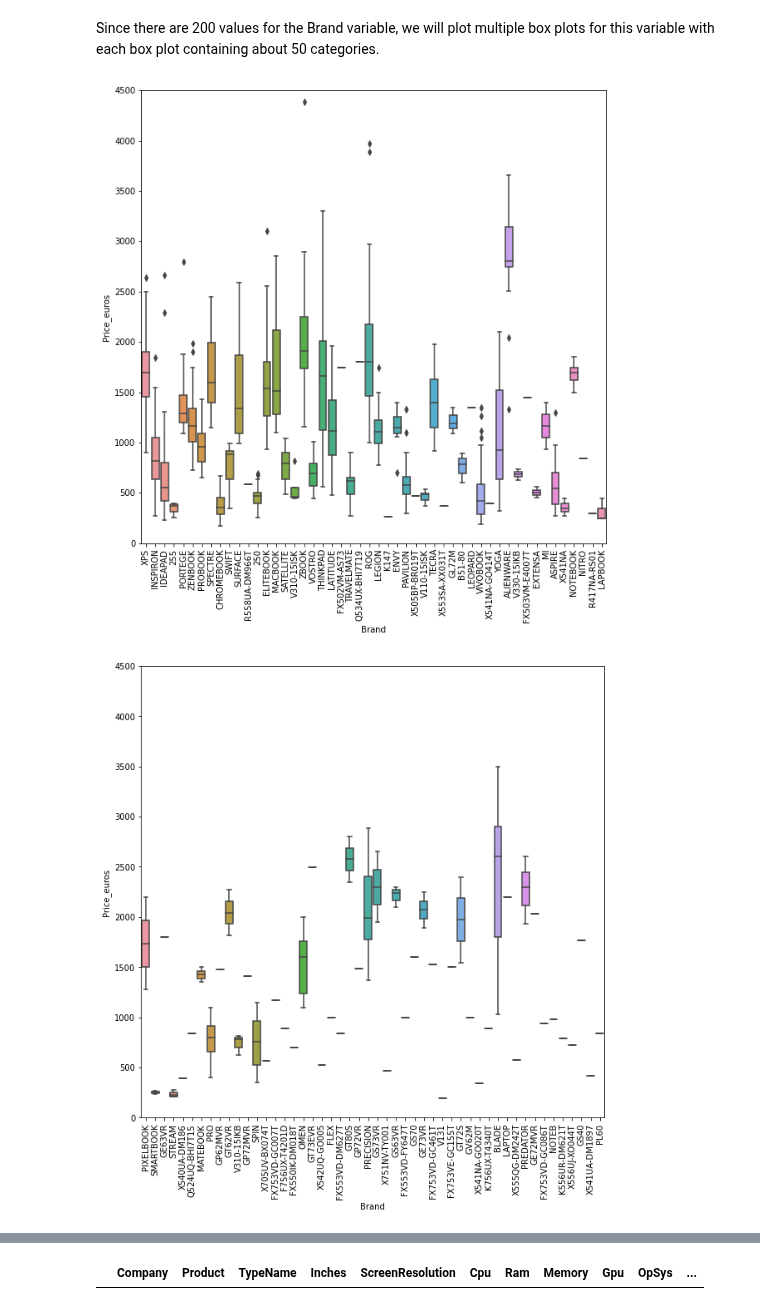
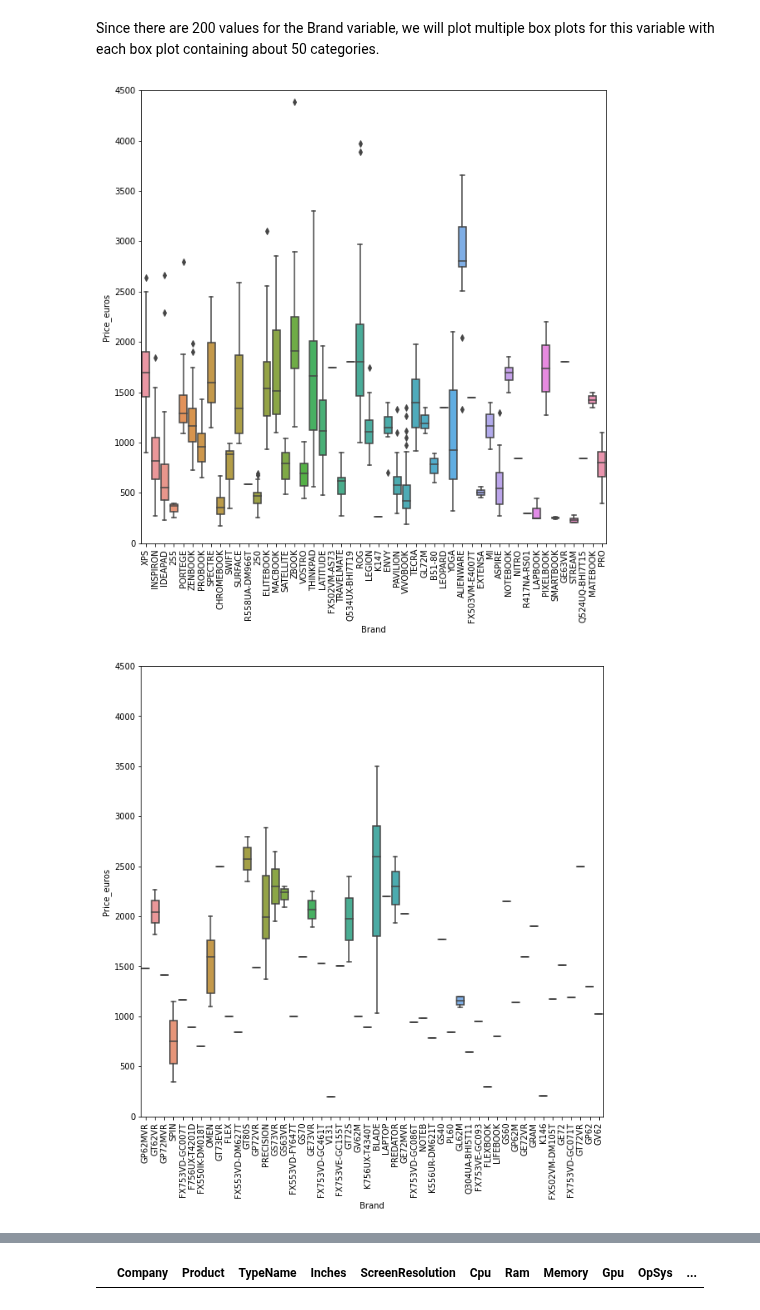
Before and after one commit to ryan-ferns/project_laptop_prices, a Jupyter notebook: laptop-prices-project.ipynb, the cells around one changed output, grey strips where cells are left out. Saved outputs shown, nothing was run; the diff lists cells and outputs as text; code cells hidden in the pictures.

Commit message:
Corrected the Data Entry errors in the Product variable until Change # 37.

```diff
--- a/laptop-prices-project.ipynb
+++ b/laptop-prices-project.ipynb
@@ -2457,0 +2460,5 @@ test.loc[mask_zen_test, 'Product'] = "ZENBOOK " + test['Product']
+# %%
+idea_tuple = ('V110', 'V310', 'V320', 'V330', 'V510')
+# %%
+mask_idea_train_3 = train['Product'].str.startswith(idea_tuple)
+train.loc[mask_idea_train_3, 'Product'] = "IDEAPAD " + train['Product']
@@ -2457,0 +2470,5 @@ test.loc[mask_zen_test, 'Product'] = "ZENBOOK " + test['Product']
+# %%
+vivo_tuple = ('X5', 'X7')
+# %%
+mask_vivo_train_2 = train['Product'].str.startswith(vivo_tuple)
+train.loc[mask_vivo_train_2, 'Product'] = "VIVOBOOK " + train['Product']
@@ -2584,11 +2609,11 @@ Since there are 200 values for the Brand variable,
 we will plot multiple box plots for this variable with
 each box plot containing about 50 categories.
 # %%
-for i in list(range(0,150,50)):
+for i in list(range(0,100,50)):
     f, ax = plt.subplots(figsize=(10, 10))
     fig = sns.boxplot(x='Brand', y='Price_euros', data=train, order=brands[i:(i+50)])
     plt.xticks(rotation=90)
     plt.ylim(0, 4500)
 # %% [output]
-[figure, old version]
+[figure, new version]
-[figure, old version]
+[figure, new version]
```
Also changed, not shown: parts of 13 cells of this notebook.
